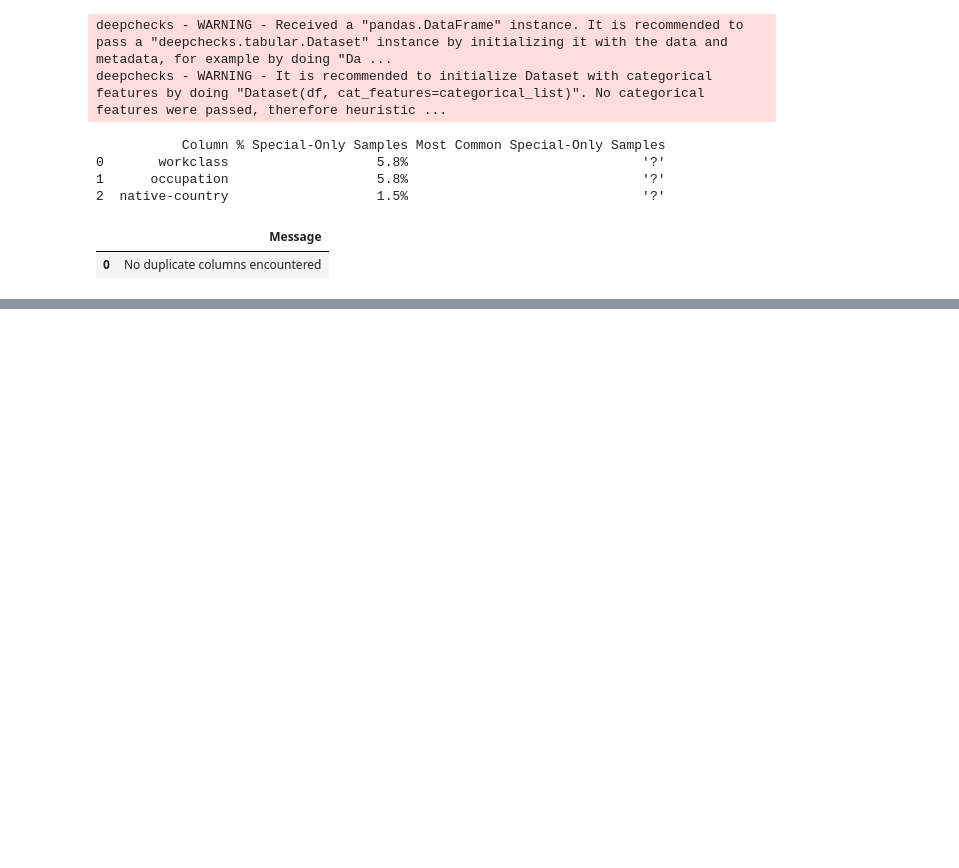
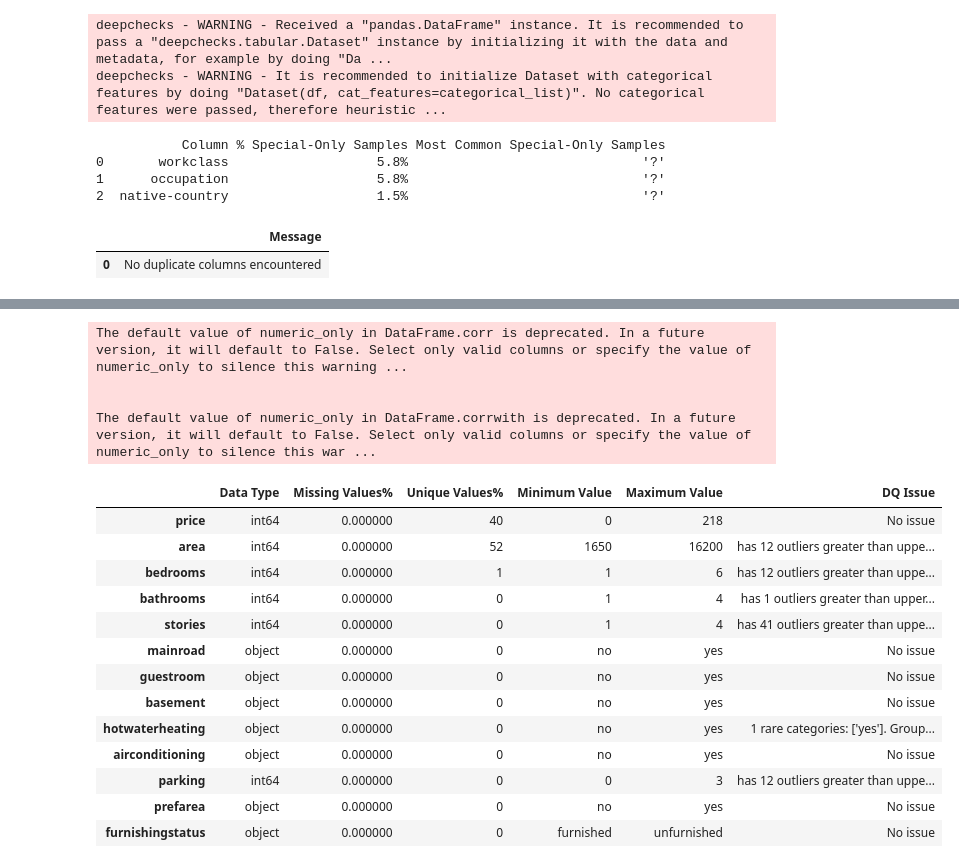
Before and after one commit to Robin66014/DataQualityTool, a Jupyter notebook: testingfile.ipynb, the cells around one changed output, grey strips where cells are left out. Saved outputs shown, nothing was run; the diff lists cells and outputs as text; code cells hidden in the pictures; blank space fills up the shorter version.

```diff
--- a/testingfile.ipynb
+++ b/testingfile.ipynb
@@ -1153,0 +1233,8 @@ duplicate_column(df)
+# %%
+# dataset = data
+# dataset2 = data.copy()
+# dataset2['extracol'] = dataset['workclass']
+# dataset2.head()
+
+dataset = pd.read_csv('datasets/Housing.csv')
+dataset.head()
@@ -1153,0 +1248,33 @@ duplicate_column(df)
+# %%
+from pandas_dq import dq_report
+
+target = 'price'
+if target != 'None':
+    #label encode target if categorical
+    le = LabelEncoder()
+    le.fit(dataset[target])
+    #transform target column using the fitted encoder
+    dataset[target] = le.transform(dataset[target])
+    #create dq report
+    report = pandas_dq.dq_report(dataset, target=target, csv_engine="pandas", verbose=1)
+else:
+    report = pandas_dq.dq_report(dataset, target=None, csv_engine="pandas", verbose=1)
+# %% [output]
+The default value of numeric_only in DataFrame.corr is deprecated. In a future version, it will default to False. Select only valid columns or specify the value of numeric_only to silence this warning ...
+
+
+The default value of numeric_only in DataFrame.corrwith is deprecated. In a future version, it will default to False. Select only valid columns or specify the value of numeric_only to silence this war ...
+|  | Data Type | Missing Values% | Unique Values% | Minimum Value | Maximum Value | DQ Issue |
+| price | int64 | 0.000000 | 40 | 0 | 218 | No issue |
+| area | int64 | 0.000000 | 52 | 1650 | 16200 | has 12 outliers greater than uppe... |
+| bedrooms | int64 | 0.000000 | 1 | 1 | 6 | has 12 outliers greater than uppe... |
+| bathrooms | int64 | 0.000000 | 0 | 1 | 4 | has 1 outliers greater than upper... |
+| stories | int64 | 0.000000 | 0 | 1 | 4 | has 41 outliers greater than uppe... |
+| mainroad | object | 0.000000 | 0 | no | yes | No issue |
+| guestroom | object | 0.000000 | 0 | no | yes | No issue |
+| basement | object | 0.000000 | 0 | no | yes | No issue |
+| hotwaterheating | object | 0.000000 | 0 | no | yes | 1 rare categories: ['yes']. Group... |
+| airconditioning | object | 0.000000 | 0 | no | yes | No issue |
+| parking | int64 | 0.000000 | 0 | 0 | 3 | has 12 outliers greater than uppe... |
+| prefarea | object | 0.000000 | 0 | no | yes | No issue |
+| furnishingstatus | object | 0.000000 | 0 | furnished | unfurnished | No issue |
```
Also changed, not shown: parts of 3 cells of this notebook, 3 other files.
